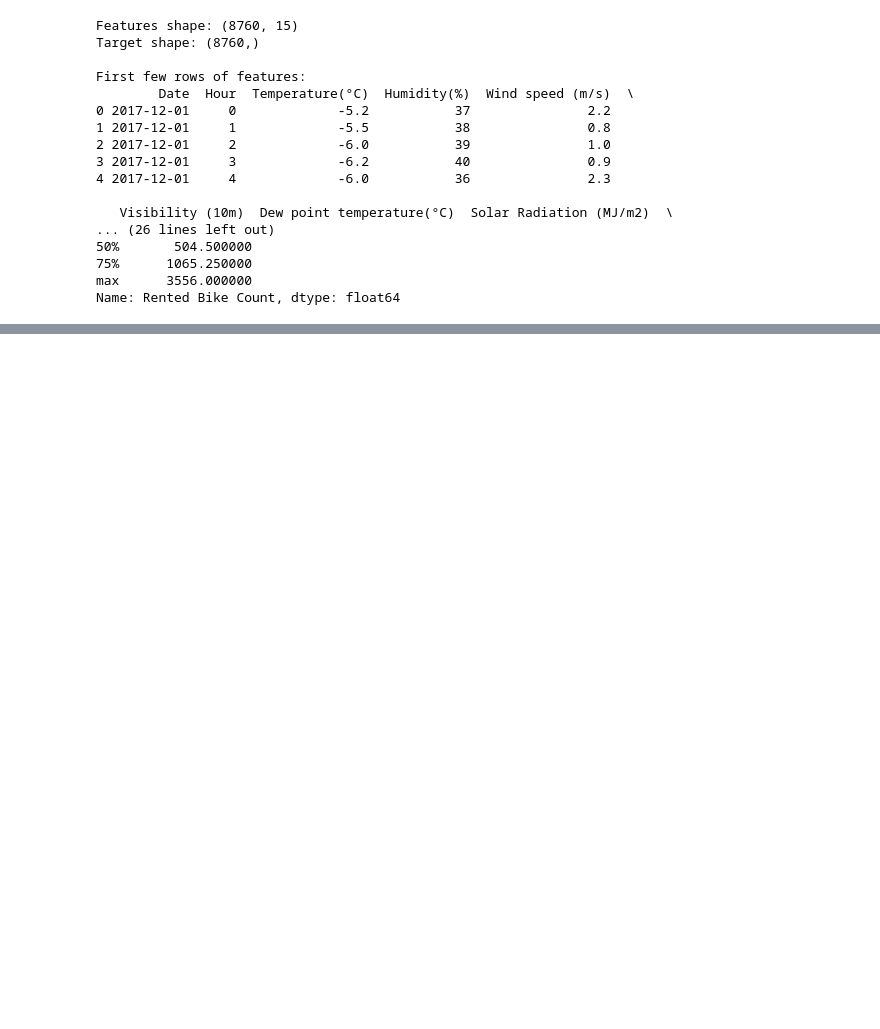
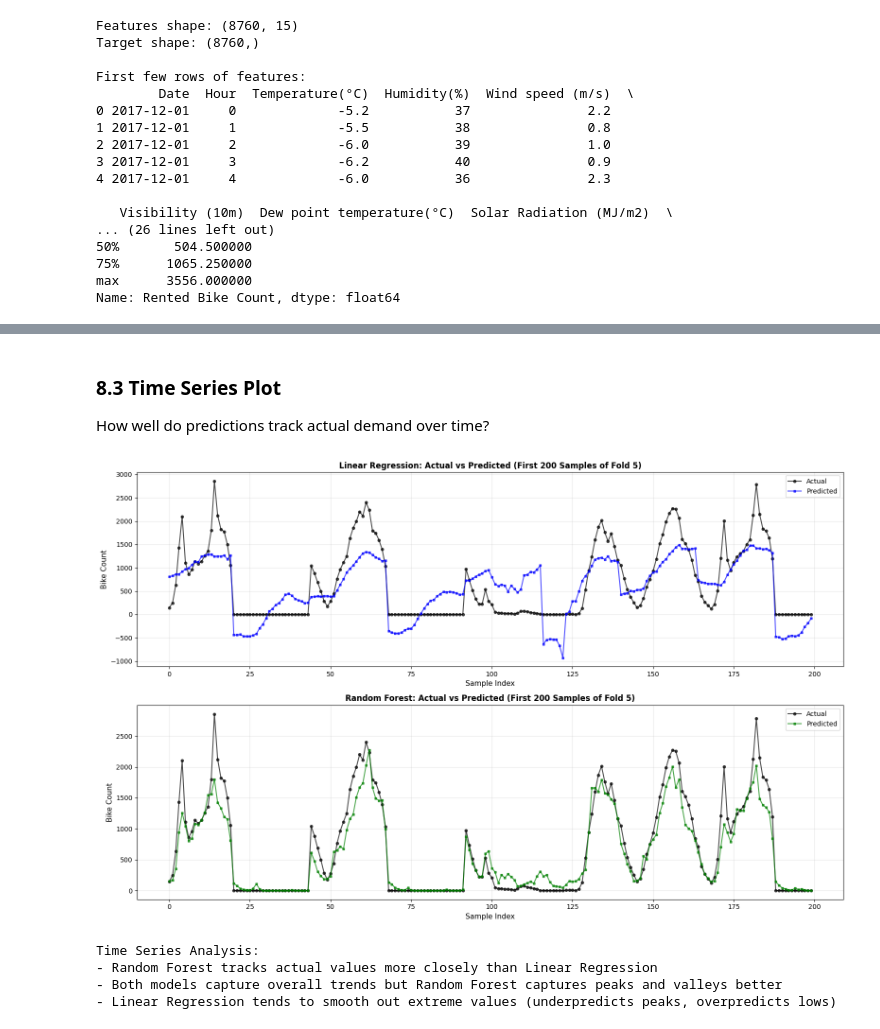
Before and after one commit to antonioi99/dds_group_16, a Jupyter notebook: Predictive Modeling.ipynb, the cells around one changed output, grey strips where cells are left out. Drawn from its saved outputs; the diff is of its cells as text; code cells hidden in the pictures; blank space fills up the shorter version.

```diff
--- a/Predictive Modeling.ipynb
+++ b/Predictive Modeling.ipynb
@@ -388,0 +773,50 @@ especially in capturing non-linear relationships in bike demand.
+# %% [markdown]
+### 8.3 Time Series Plot
+
+How well do predictions track actual demand over time?
+# %%
+# Plot predictions over time (first 200 samples from last fold test set)
+sample_size = min(200, len(y_test_viz))
+indices = range(sample_size)
+
+fig, axes = plt.subplots(2, 1, figsize=(16, 10))
+
+# Linear Regression - Time Series
+ax1 = axes[0]
+ax1.plot(indices, y_test_viz.iloc[:sample_size].values, 'o-', label='Actual',
+         alpha=0.7, markersize=4, linewidth=1.5, color='black')
+ax1.plot(indices, y_pred_lr[:sample_size], 's-', label='Predicted',
+         alpha=0.7, markersize=3, linewidth=1.5, color='blue')
+ax1.set_xlabel('Sample Index', fontsize=11)
+ax1.set_ylabel('Bike Count', fontsize=11)
+ax1.set_title(f'Linear Regression: Actual vs Predicted (First {sample_size} Samples of Fold 5)',
+              fontsize=12, fontweight='bold')
+ax1.legend(fontsize=10)
+ax1.grid(True, alpha=0.3)
+
+# Random Forest - Time Series
+ax2 = axes[1]
+ax2.plot(indices, y_test_viz.iloc[:sample_size].values, 'o-', label='Actual',
+         alpha=0.7, markersize=4, linewidth=1.5, color='black')
+ax2.plot(indices, y_pred_rf[:sample_size], 's-', label='Predicted',
+         alpha=0.7, markersize=3, linewidth=1.5, color='green')
+ax2.set_xlabel('Sample Index', fontsize=11)
+ax2.set_ylabel('Bike Count', fontsize=11)
+ax2.set_title(f'Random Forest: Actual vs Predicted (First {sample_size} Samples of Fold 5)',
+              fontsize=12, fontweight='bold')
+ax2.legend(fontsize=10)
+ax2.grid(True, alpha=0.3)
+
+plt.tight_layout()
+plt.show()
+
+print("Time Series Analysis:")
+print("- Random Forest tracks actual values more closely than Linear Regression")
+print("- Both models capture overall trends but Random Forest captures peaks and valleys better")
+print("- Linear Regression tends to smooth out extreme values (underpredicts peaks, overpredicts lows)")
+# %% [output]
+[figure, added]
+Time Series Analysis:
+- Random Forest tracks actual values more closely than Linear Regression
+- Both models capture overall trends but Random Forest captures peaks and valleys better
+- Linear Regression tends to smooth out extreme values (underpredicts peaks, overpredicts lows)
```
Also changed, not shown: parts of 46 cells of this notebook.
